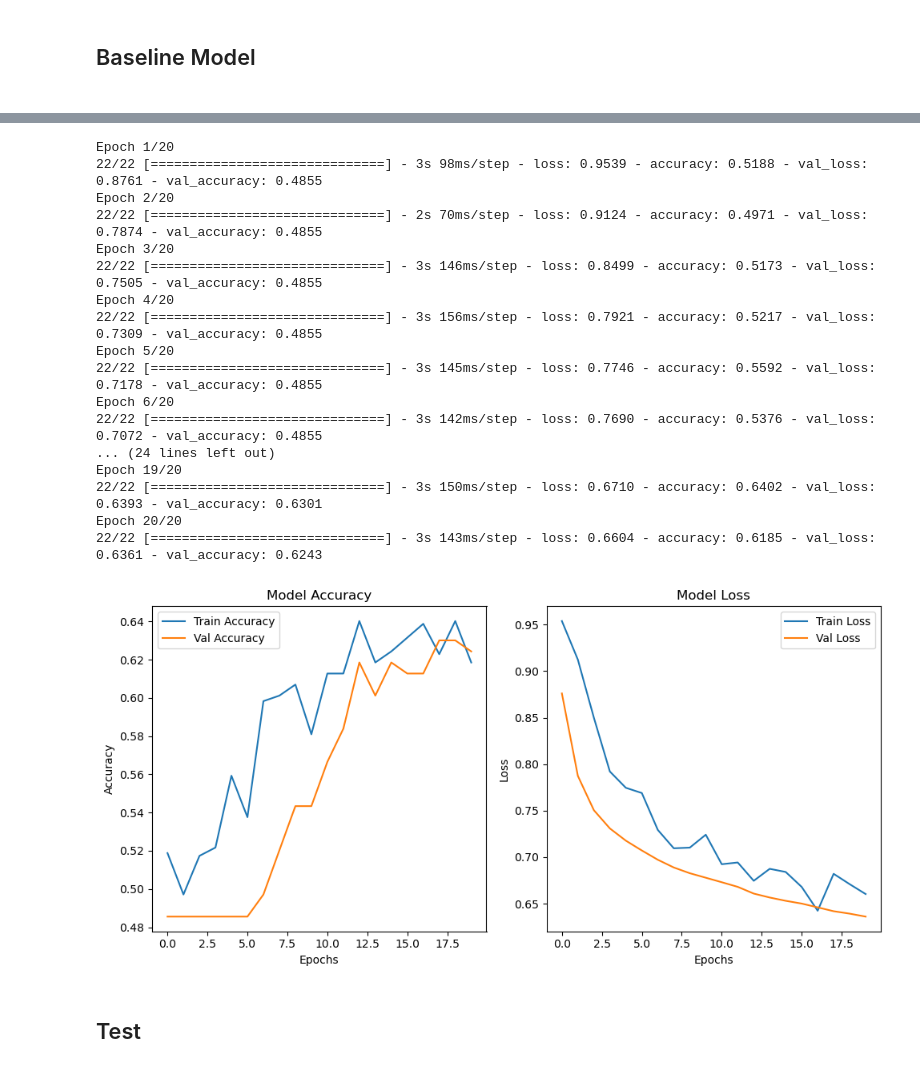
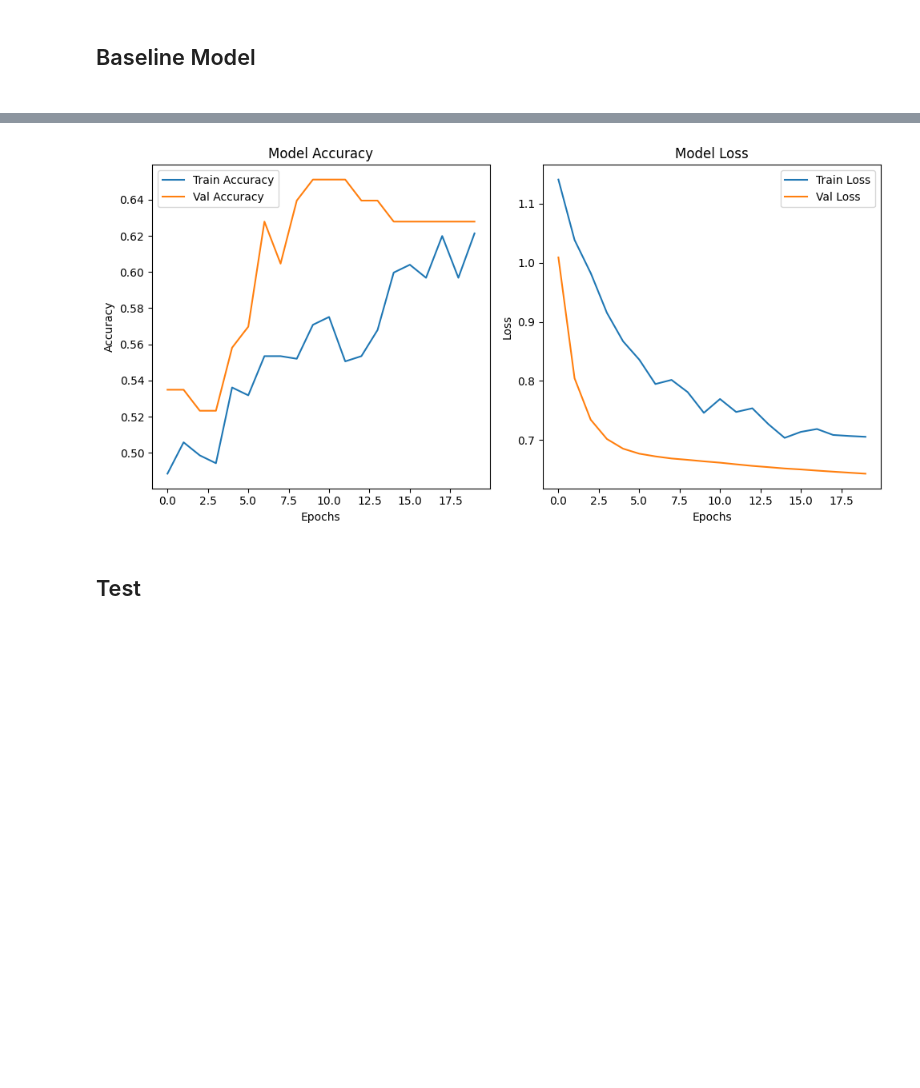
Before and after one commit to TrippWhaley/comp-562-final-project, a Jupyter notebook: project.ipynb, the cells around one changed output, grey strips where cells are left out. Saved outputs shown, nothing was run; the diff lists cells and outputs as text; code cells hidden in the pictures; blank space fills up the shorter version.

```diff
--- a/project.ipynb
+++ b/project.ipynb
@@ -211,40 +211,24 @@ df_augmented.head(3)
 import tensorflow as tf
 from tensorflow.keras.models import Sequential
 from tensorflow.keras.layers import Conv2D, MaxPooling2D, Flatten, Dense, Dropout
-from tensorflow.keras.optimizers import Adam
+from tensorflow.keras.optimizers.legacy import Adam
 import matplotlib.pyplot as plt
 import numpy as np
 import pandas as pd
 from sklearn.model_selection import train_test_split
-from tensorflow.keras.models import Sequential
-from tensorflow.keras.layers import Conv2D, MaxPooling2D, Flatten, Dense, Dropout, BatchNormalization, GlobalAveragePooling2D
-from tensorflow.keras.optimizers import Adam
+
 
 # Assuming df_augmented is already created as shown in the previous steps
 X = np.array([np.expand_dims(img, axis=-1) for img in df_augmented['image']])  # Shape: (n_samples, 64, 64, 1)
 y = np.array(df_augmented['label'])  # Labels: 0 or 1
 
-# Split the data into training and validation sets
-X_train, X_val, y_train, y_val = train_test_split(X, y, test_size=0.2, random_state=42)
+# First split the data into training and temporary (for validation + test)
+X_train, X_temp, y_train, y_temp = train_test_split(X, y, test_size=0.2, random_state=42)
+
+# Now split the temporary set into validation and test sets
+X_val, X_test, y_val, y_test = train_test_split(X_temp, y_temp, test_size=0.5, random_state=42)
 
 # Define CNN model architecture
-def create_cnn_model(input_shape=(64, 64, 1)):
-    model = Sequential()
-    model.add(Conv2D(32, (3, 3), activation='relu', input_shape=input_shape))
-    model.add(MaxPooling2D((2, 2)))
-    model.add(Conv2D(64, (3, 3), activation='relu'))
-    model.add(MaxPooling2D((2, 2)))
-    model.add(Conv2D(128, (3, 3), activation='relu'))
-    model.add(MaxPooling2D((2, 2)))
-    model.add(Flatten())
-    model.add(Dense(128, activation='relu'))
-    model.add(Dropout(0.5))
-    model.add(Dense(1, activation='sigmoid'))  # For binary classification (tumor vs non-tumor)
-
-    model.compile(optimizer=Adam(learning_rate= 0.01), loss='binary_crossentropy', metrics=['accuracy'])
-    return model
-
-
 
 def baseline_cnn_model(input_shape=(64, 64, 1)):
     model = Sequential()
@@ -284,10 +268,10 @@ def baseline_cnn_model(input_shape=(64, 64, 1)):
 
 
 # Create CNN model
-model = baseline_cnn_model()
+baseline_model = baseline_cnn_model()
 
 # Train the model
-history = model.fit(X_train, y_train, validation_data=(X_val, y_val), epochs=20, batch_size=32, verbose=1)
+history = baseline_model.fit(X_train, y_train, validation_data=(X_val, y_val), epochs=20, batch_size=32, verbose=1)
 
 # Plot the learning curves
 plt.figure(figsize=(10, 5))
@@ -318,21 +317,4 @@ WARNING:absl:There is a known slowdown when using v2.11+ Keras optimizers on M1/
-Epoch 1/20
-22/22 [==============================] - 3s 98ms/step - loss: 0.9539 - accuracy: 0.5188 - val_loss: 0.8761 - val_accuracy: 0.4855
-Epoch 2/20
-22/22 [==============================] - 2s 70ms/step - loss: 0.9124 - accuracy: 0.4971 - val_loss: 0.7874 - val_accuracy: 0.4855
-Epoch 3/20
-22/22 [==============================] - 3s 146ms/step - loss: 0.8499 - accuracy: 0.5173 - val_loss: 0.7505 - val_accuracy: 0.4855
-Epoch 4/20
-22/22 [==============================] - 3s 156ms/step - loss: 0.7921 - accuracy: 0.5217 - val_loss: 0.7309 - val_accuracy: 0.4855
-Epoch 5/20
-22/22 [==============================] - 3s 145ms/step - loss: 0.7746 - accuracy: 0.5592 - val_loss: 0.7178 - val_accuracy: 0.4855
-Epoch 6/20
-22/22 [==============================] - 3s 142ms/step - loss: 0.7690 - accuracy: 0.5376 - val_loss: 0.7072 - val_accuracy: 0.4855
-... (24 lines left out)
-Epoch 19/20
-22/22 [==============================] - 3s 150ms/step - loss: 0.6710 - accuracy: 0.6402 - val_loss: 0.6393 - val_accuracy: 0.6301
-Epoch 20/20
-22/22 [==============================] - 3s 143ms/step - loss: 0.6604 - accuracy: 0.6185 - val_loss: 0.6361 - val_accuracy: 0.6243
-[figure, old version]
+[figure, new version]
 # %% [markdown]
 <h2> Test<h3>
 # %%
```
Also changed, not shown: parts of 13 cells of this notebook.
